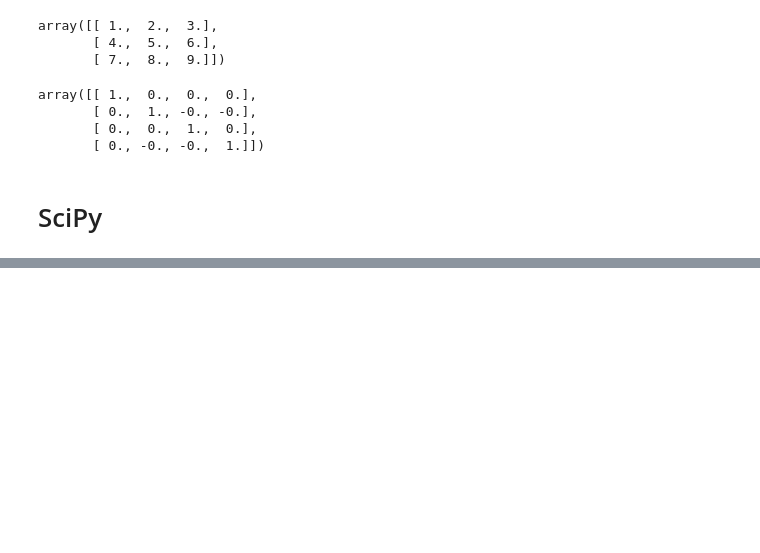
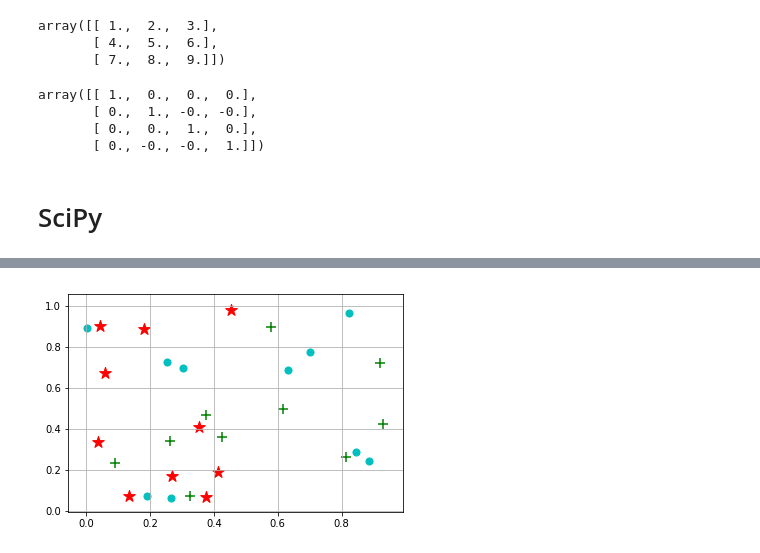
Before and after one commit to torosov/PythonML, a Jupyter notebook: libraries.ipynb, the cells around one changed output, grey strips where cells are left out. Drawn from its saved outputs; the diff is of its cells as text; code cells hidden in the pictures; blank space fills up the shorter version.

```diff
--- a/libraries.ipynb
+++ b/libraries.ipynb
@@ -229,0 +384,11 @@ array([[ 1.,  0.,  0.,  0.],
+# %%
+a = np.random.rand(10, 2)
+b = np.random.rand(10, 2)
+c = np.random.rand(10, 2)
+# %%
+plt.scatter(a[:, 0], a[:, 1], marker='+', c='g', s=100)
+plt.scatter(b[:, 0], b[:, 1], marker='*', c='r', s=150)
+plt.scatter(c[:, 0], c[:, 1], marker='o', c='c', s=50)
+plt.grid()
+# %% [output]
+[figure, added]
```
Also changed, not shown: parts of 33 cells of this notebook.
